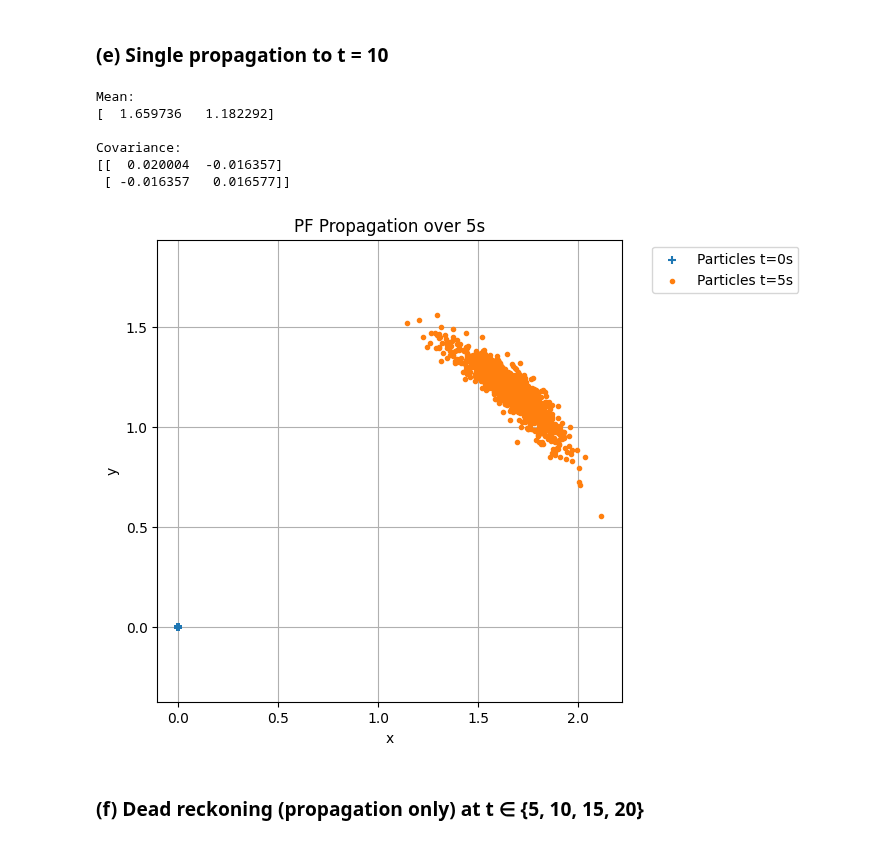
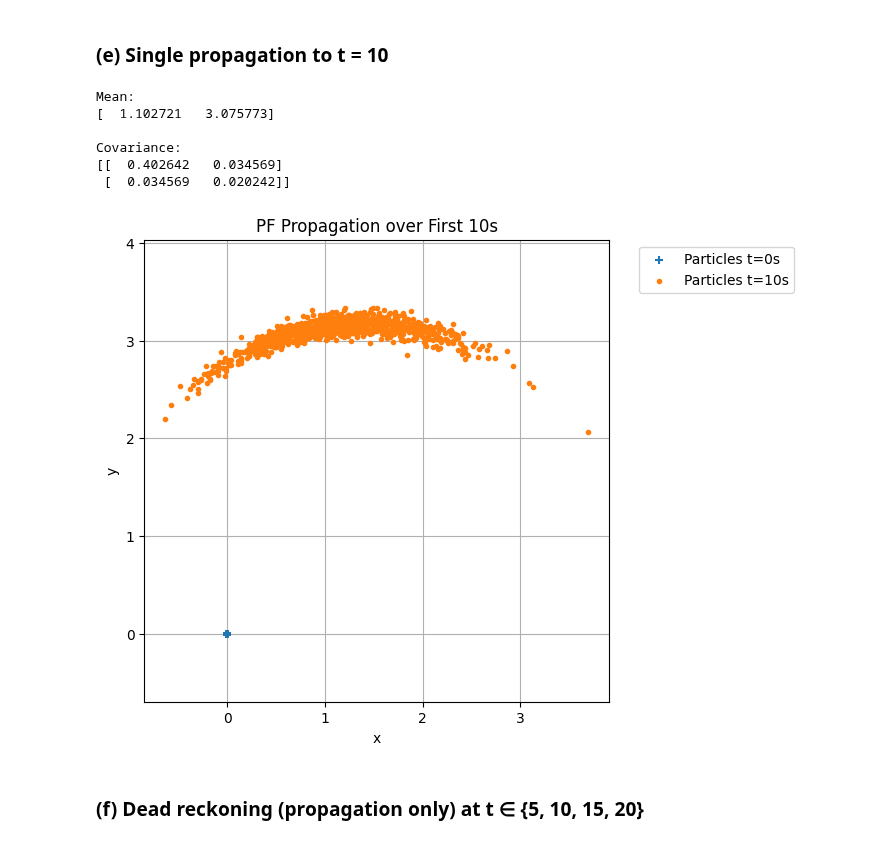
Before and after one commit to dbcometto/eece5550work, a Jupyter notebook: hw2.ipynb, the cells around one changed output. Cells and saved outputs as stored; diff of their text form; code cells hidden in the pictures.

```diff
--- a/hw2.ipynb
+++ b/hw2.ipynb
@@ -948,7 +948,7 @@ class DifferentialDriveParticleFilter:
         weights = []
         for X in particles:
             l = self._extract_position(X)
-            pz_x = scipy_mv_normal_dist.pdf(z,l,self.sigma_pos*np.eye(2))
+            pz_x = scipy_mv_normal_dist.pdf(z,l,self.sigma_pos**2*np.eye(2))
             w = pz_x
             weights.append(w)
 
@@ -1002,7 +1002,7 @@ if __name__ == "__main__":
     sigma_r = 0.05
     sigma_p = 0.10
     n_particles = 1000
-    dt_pf = 5.0  # renamed to avoid collision with EKF dt
+    dt_pf = 10.0  # renamed to avoid collision with EKF dt
 
     # Part (e)
     # Create PF with dt=10, propagate once from I ∈ SE(2).
@@ -1011,39 +1011,39 @@ if __name__ == "__main__":
 
     pf = DifferentialDriveParticleFilter(dt_pf,r,w,cmd_left,cmd_right,sigma_l,sigma_r,sigma_p,n_particles,seed=2025)
 
     X0 = np.eye(3)
     starting_particles = [X0 for i in range(n_particles)]
 
     prop_particles = pf.propagate(starting_particles)
 
     starting_particle_positions = DifferentialDriveParticleFilter.positions_array(starting_particles)
     prop_particle_positions = DifferentialDriveParticleFilter.positions_array(prop_particles)
 
     # Stats
     DifferentialDriveParticleFilter.print_statistics(prop_particle_positions)
 
     # Plotting
     fig = plt.figure(figsize=(6,6))
     ax = fig.add_subplot(111)
 
     ax.scatter(starting_particle_positions[:,0],starting_particle_positions[:,1],label='Particles t=0s',marker='+')
-    ax.scatter(prop_particle_positions[:,0],prop_particle_positions[:,1],label='Particles t=5s',marker='.')
+    ax.scatter(prop_particle_positions[:,0],prop_particle_positions[:,1],label='Particles t=10s',marker='.')
 
     ax.set_xlabel("x")
     ax.set_ylabel("y")
-    ax.set_title("PF Propagation over 5s")
+    ax.set_title("PF Propagation over First 10s")
     ax.set_aspect("equal",adjustable='datalim')
     ax.legend(loc="upper left",bbox_to_anchor=(1.05,1))
     ax.grid(True)
     ax.set_axisbelow(True)
 # %% [output]
 Mean:
-[  1.659736   1.182292]
+[  1.102721   3.075773]
 
 Covariance:
-[[  0.020004  -0.016357]
- [ -0.016357   0.016577]]
+[[  0.402642   0.034569]
+ [  0.034569   0.020242]]
-[figure, old version]
+[figure, new version]
 # %% [markdown]
 ### (f) Dead reckoning (propagation only) at t ∈ {5, 10, 15, 20}
 # %%
```
Also changed, not shown: parts of 7 cells of this notebook.
